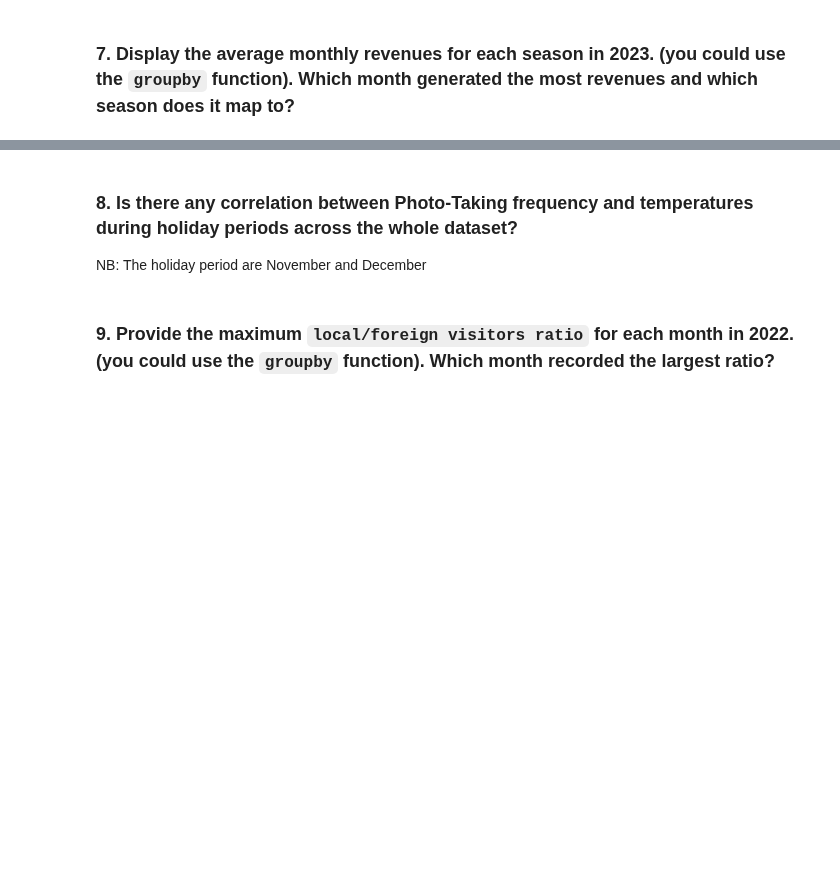
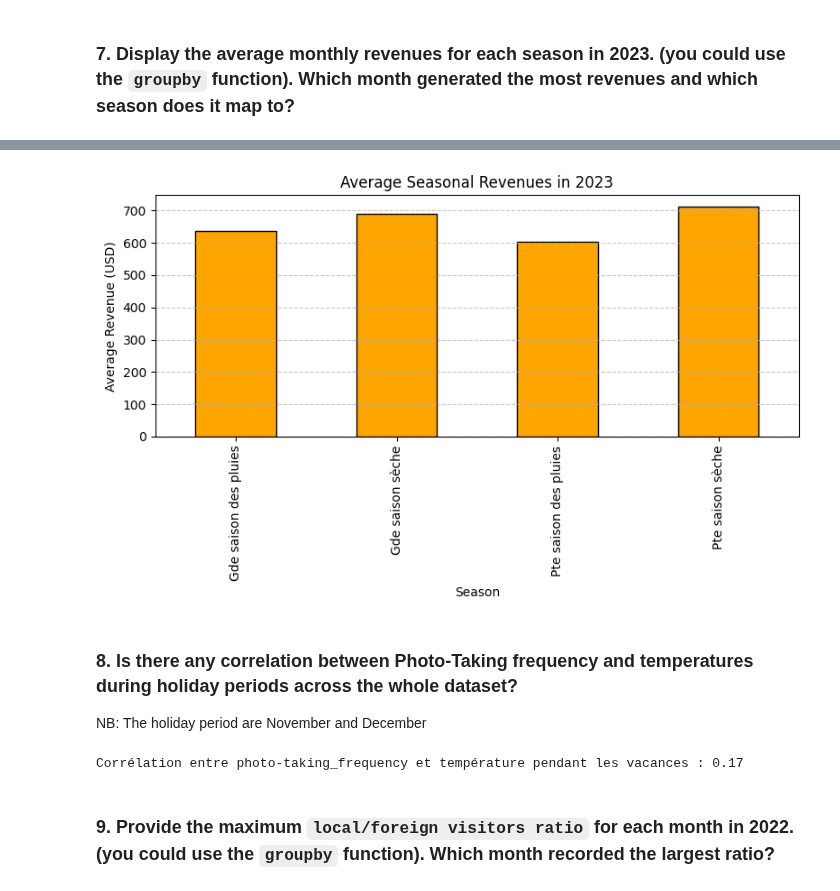
Before and after one commit to lekoundanmgedeon/data-preprocessing-daily-reports, a Jupyter notebook: assignements/A2_data_prep/A2_Data_Prepa.ipynb, the cells around one changed output, grey strips where cells are left out. Drawn from its saved outputs; the diff is of its cells as text; code cells hidden in the pictures; blank space fills up the shorter version.

```diff
--- a/assignements/A2_data_prep/A2_Data_Prepa.ipynb
+++ b/assignements/A2_data_prep/A2_Data_Prepa.ipynb
@@ -445,0 +308,12 @@ KeyError: 'month'
+# %%
+# 8. Visualisation des revenus par saison
+plt.figure(figsize=(8,5))
+season_avg.plot(kind='bar', color='orange', edgecolor='black')
+plt.title('Average Seasonal Revenues in 2023')
+plt.xlabel('Season')
+plt.ylabel('Average Revenue (USD)')
+plt.grid(axis='y', linestyle='--', alpha=0.7)
+plt.tight_layout()
+plt.show()
+# %% [output]
+[figure, added]
@@ -448,0 +331,6 @@ NB: The holiday period are November and December
+# %%
+# 2. Calculer la corrélation
+correlation = holiday_amazon_visits_df['photo-taking_frequency'].corr(holiday_amazon_visits_df['temperature_c'])
+print(f"Corrélation entre photo-taking_frequency et température pendant les vacances : {correlation:.2f}")
+# %% [output]
+Corrélation entre photo-taking_frequency et température pendant les vacances : 0.17
```
Also changed, not shown: parts of 46 cells of this notebook, 1 other file.
